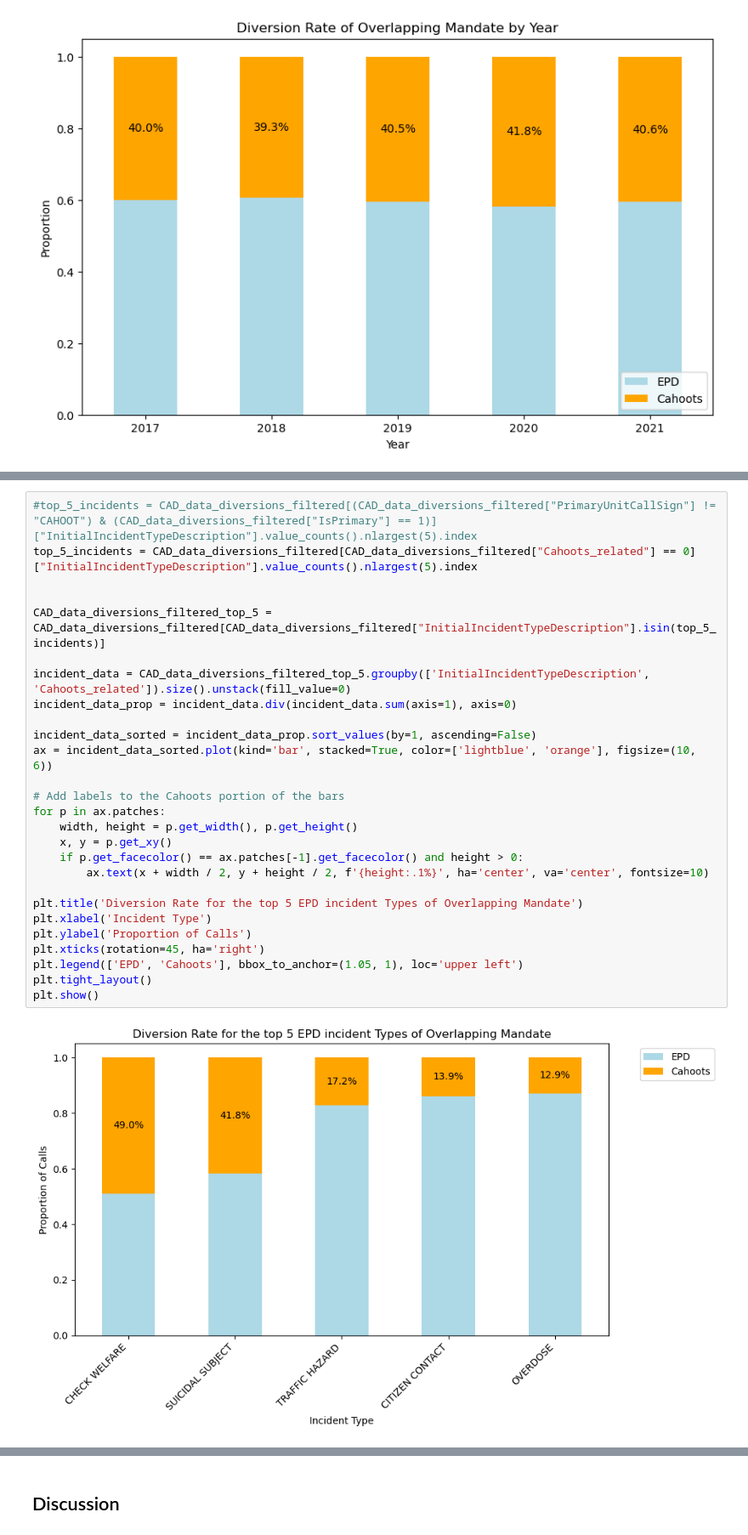
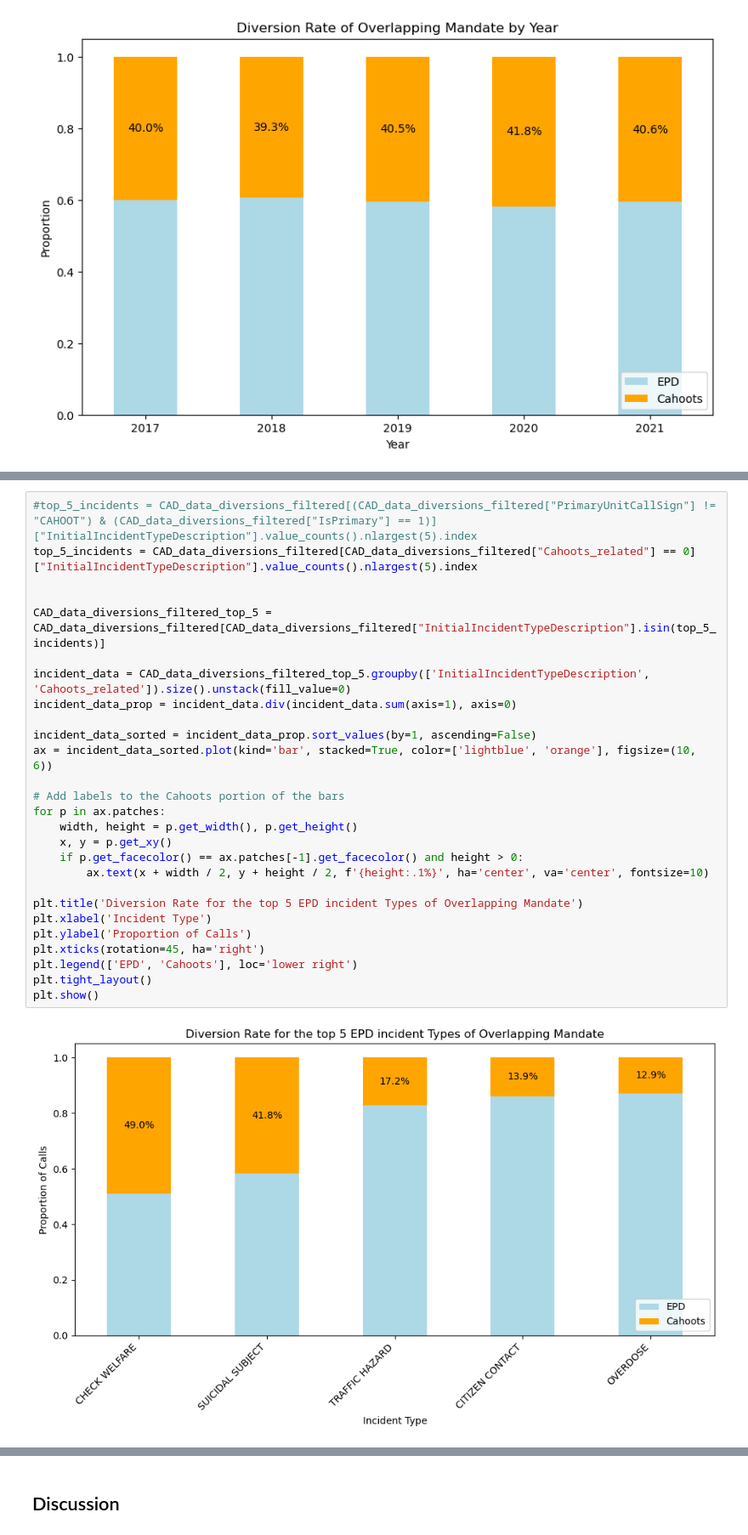
Before and after one commit to Nathan-M-Burton/Cahoots-Impact-Assessment, a Jupyter notebook: Final_Research_Paper/final_paper.ipynb, the cells around one changed output, grey strips where cells are left out. Shown at 85% size. Saved outputs shown, nothing was run; the diff lists cells and outputs as text.

```diff
--- a/Final_Research_Paper/final_paper.ipynb
+++ b/Final_Research_Paper/final_paper.ipynb
@@ -810,29 +915,29 @@ Breaking down the diversion Rate by call type, we can see that the potential for
 # %%
 #top_5_incidents = CAD_data_diversions_filtered[(CAD_data_diversions_filtered["PrimaryUnitCallSign"] != "CAHOOT") & (CAD_data_diversions_filtered["IsPrimary"] == 1)]["InitialIncidentTypeDescription"].value_counts().nlargest(5).index
 top_5_incidents = CAD_data_diversions_filtered[CAD_data_diversions_filtered["Cahoots_related"] == 0]["InitialIncidentTypeDescription"].value_counts().nlargest(5).index
 
 
 CAD_data_diversions_filtered_top_5 = CAD_data_diversions_filtered[CAD_data_diversions_filtered["InitialIncidentTypeDescription"].isin(top_5_incidents)]
 
 incident_data = CAD_data_diversions_filtered_top_5.groupby(['InitialIncidentTypeDescription', 'Cahoots_related']).size().unstack(fill_value=0)
 incident_data_prop = incident_data.div(incident_data.sum(axis=1), axis=0)
 
 incident_data_sorted = incident_data_prop.sort_values(by=1, ascending=False)
 ax = incident_data_sorted.plot(kind='bar', stacked=True, color=['lightblue', 'orange'], figsize=(10, 6))
 
 # Add labels to the Cahoots portion of the bars
 for p in ax.patches:
     width, height = p.get_width(), p.get_height()
     x, y = p.get_xy()
     if p.get_facecolor() == ax.patches[-1].get_facecolor() and height > 0:
         ax.text(x + width / 2, y + height / 2, f'{height:.1%}', ha='center', va='center', fontsize=10)
 
 plt.title('Diversion Rate for the top 5 EPD incident Types of Overlapping Mandate')
 plt.xlabel('Incident Type')
 plt.ylabel('Proportion of Calls')
 plt.xticks(rotation=45, ha='right')
-plt.legend(['EPD', 'Cahoots'], bbox_to_anchor=(1.05, 1), loc='upper left')
+plt.legend(['EPD', 'Cahoots'], loc='lower right')
 plt.tight_layout()
 plt.show()
 # %% [output]
-[figure, old version]
+[figure, new version]
```
Also changed, not shown: parts of 72 cells of this notebook, 18 other files.
